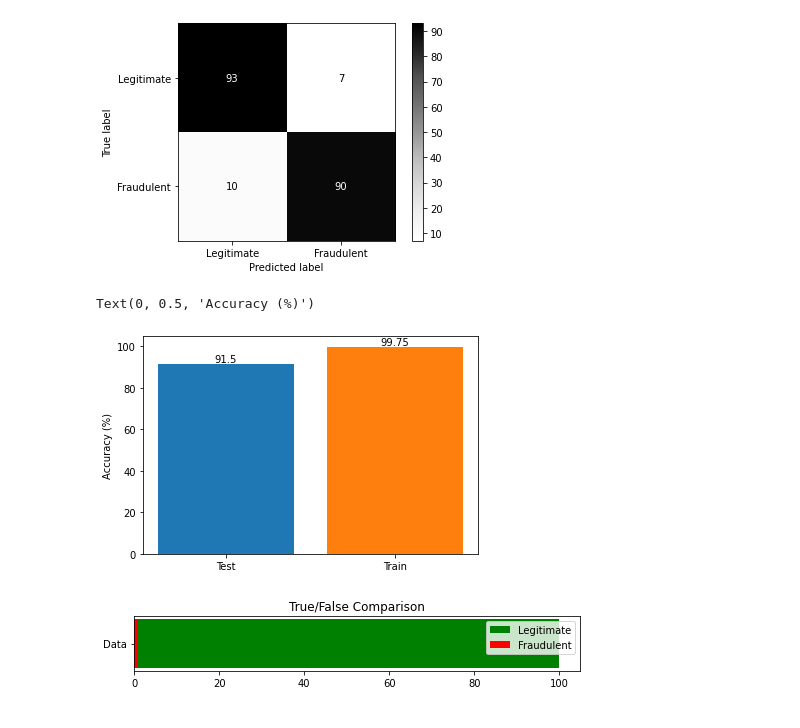
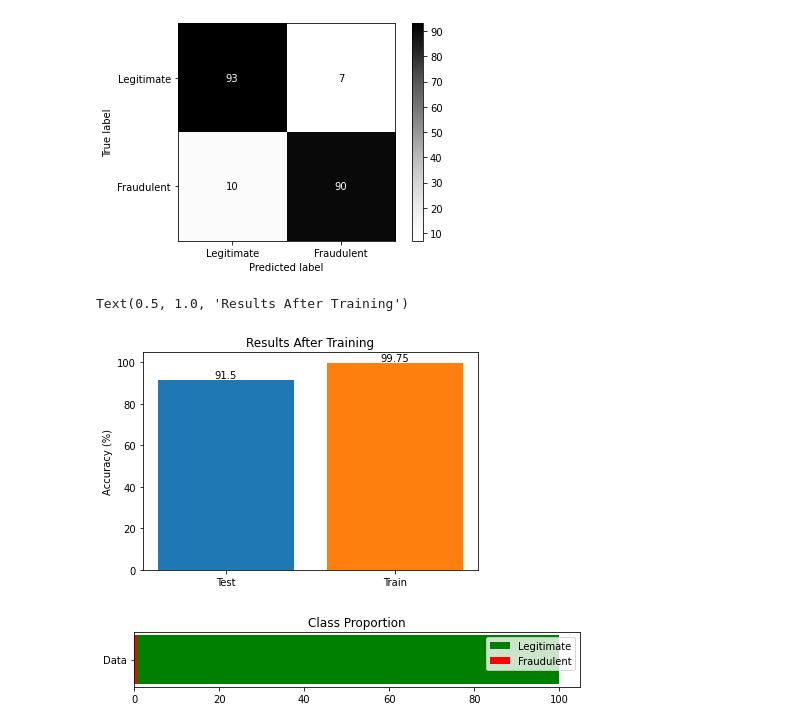
Before and after one commit to denis-james/Credit-C-Fraud, a Jupyter notebook: The Model.ipynb, the cells around one changed output. Saved outputs shown, nothing was run; the diff lists cells and outputs as text; code cells hidden in the pictures.

```diff
--- a/The Model.ipynb
+++ b/The Model.ipynb
@@ -258,13 +258,14 @@ Test_Accuracy=random_model.score(TheTestData[TrainingIndex],TheTestData.fraudLab
 # %%
 fig,ax=plt.subplots()
 bar1=ax.bar('Test',Test_Accuracy*100)
 ax.bar_label(bar1)
 bar2=ax.bar('Train',Train_Accuracy*100)
 ax.bar_label(bar2)
 ax.set_ylabel('Accuracy (%)')
+ax.set_title('Results After Training')
 # %% [output]
-Text(0, 0.5, 'Accuracy (%)')
+Text(0.5, 1.0, 'Results After Training')
-[figure, old version]
+[figure, new version]
 # %%
 weight_counts = {
     'Legitimate':[sum(Transaction_Info.fraudLabel==False)*100/len(Transaction_Info)],
@@ -276,9 +277,9 @@ ax.barh('Data',weight_counts['Legitimate'],label='Legitimate',left=weight_counts
 
 ax.barh('Data',weight_counts['Fraudulent'],label='Fraudulent',left=0,color='red')
 
-ax.set_title("True/False Comparison")
+ax.set_title("Class Proportion")
 ax.legend(loc="upper right")
 
 plt.show()
 # %% [output]
-[figure, old version]
+[figure, new version]
```
Also changed, not shown: 5 other files.
